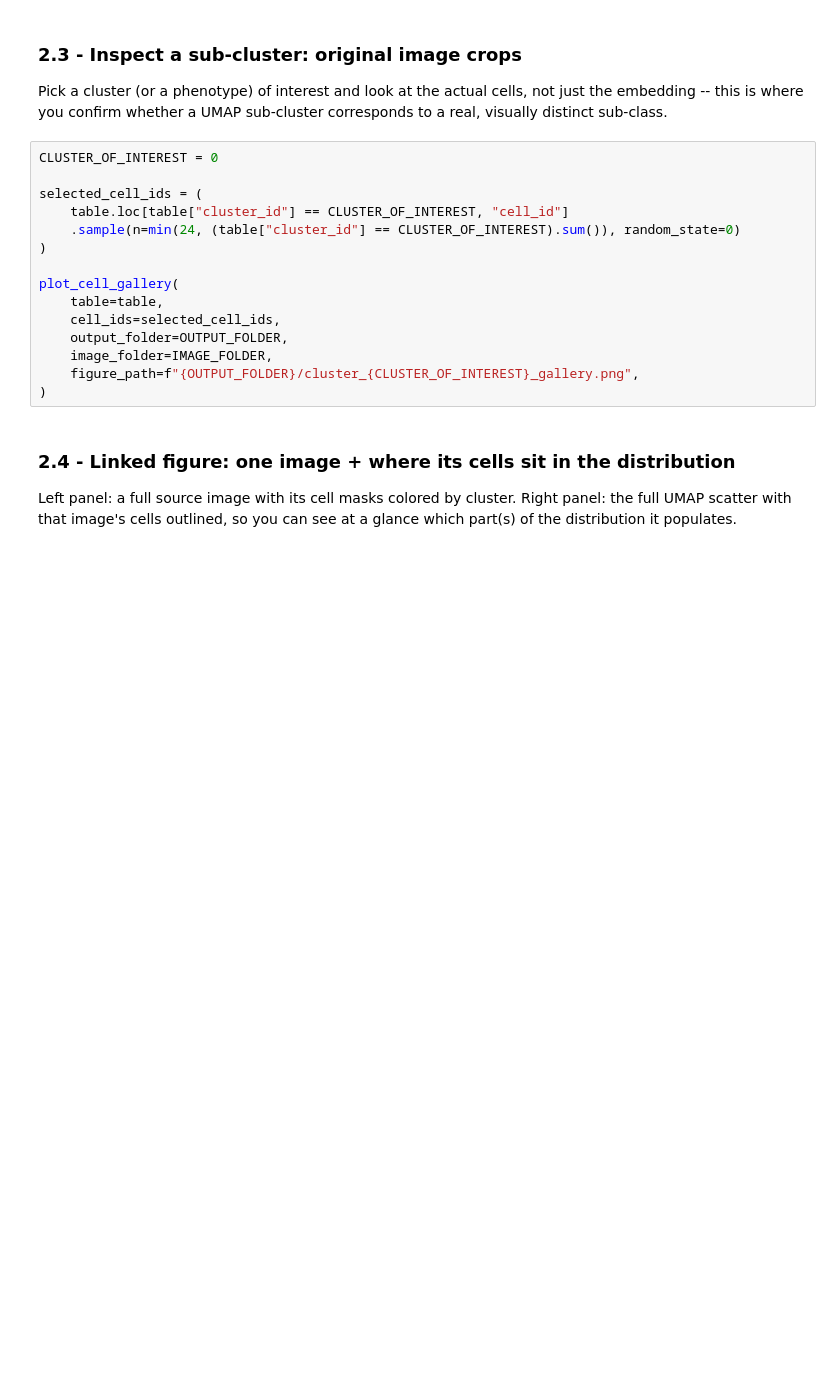
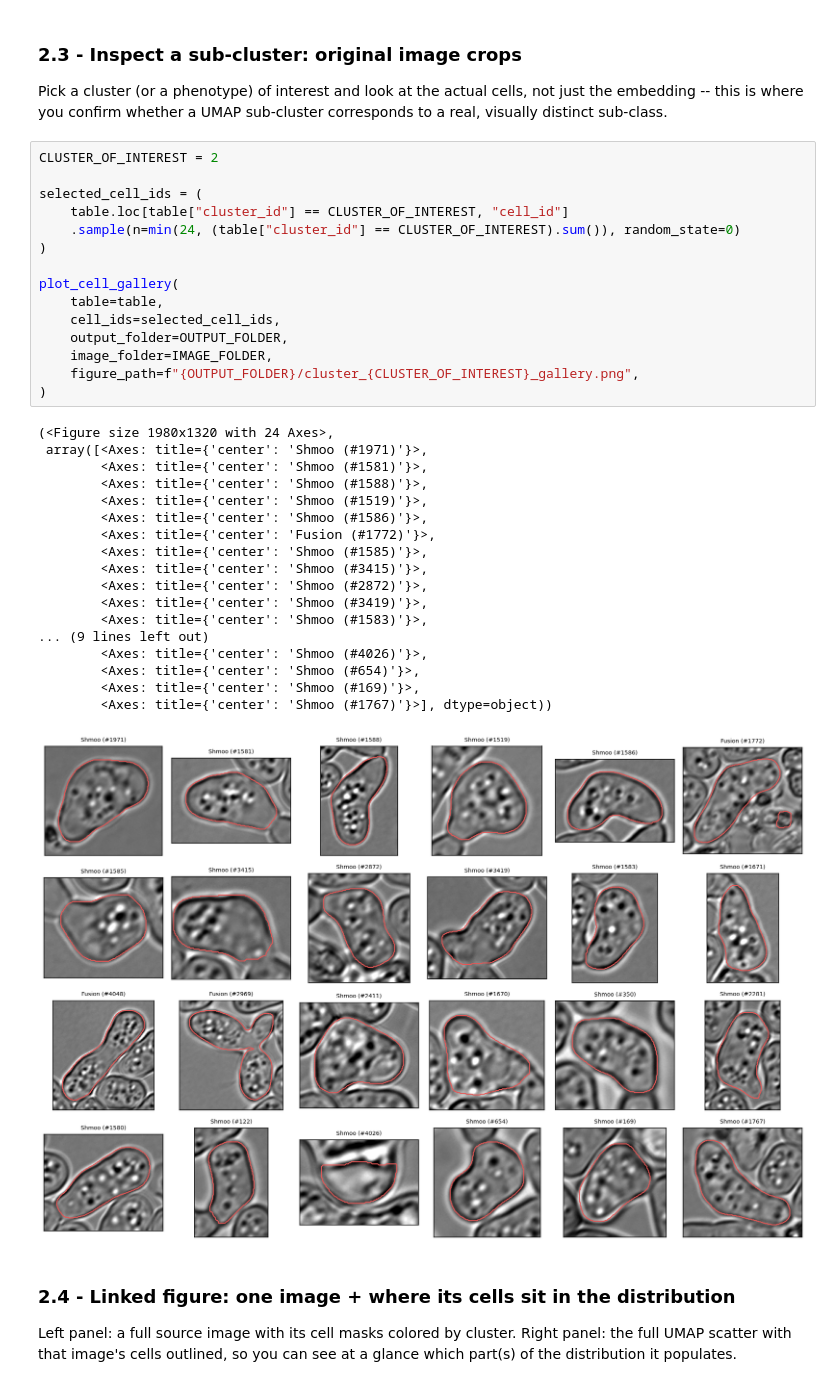
Before and after one commit to wanlanli/PytrochDeepyeast, a Jupyter notebook: contrast_learning.ipynb, the cells around one changed output. Cells and saved outputs as stored; diff of their text form; blank space fills up the shorter version.

```diff
--- a/contrast_learning.ipynb
+++ b/contrast_learning.ipynb
@@ -205,20 +311,39 @@ Pick a cluster (or a phenotype) of interest and look at the actual cells,
 not just the embedding -- this is where you confirm whether a UMAP
 sub-cluster corresponds to a real, visually distinct sub-class.
 # %%
-CLUSTER_OF_INTEREST = 0
+CLUSTER_OF_INTEREST = 2
 
 selected_cell_ids = (
     table.loc[table["cluster_id"] == CLUSTER_OF_INTEREST, "cell_id"]
     .sample(n=min(24, (table["cluster_id"] == CLUSTER_OF_INTEREST).sum()), random_state=0)
 )
 
 plot_cell_gallery(
     table=table,
     cell_ids=selected_cell_ids,
     output_folder=OUTPUT_FOLDER,
     image_folder=IMAGE_FOLDER,
     figure_path=f"{OUTPUT_FOLDER}/cluster_{CLUSTER_OF_INTEREST}_gallery.png",
 )
+# %% [output]
+(<Figure size 1980x1320 with 24 Axes>,
+ array([<Axes: title={'center': 'Shmoo (#1971)'}>,
+        <Axes: title={'center': 'Shmoo (#1581)'}>,
+        <Axes: title={'center': 'Shmoo (#1588)'}>,
+        <Axes: title={'center': 'Shmoo (#1519)'}>,
+        <Axes: title={'center': 'Shmoo (#1586)'}>,
+        <Axes: title={'center': 'Fusion (#1772)'}>,
+        <Axes: title={'center': 'Shmoo (#1585)'}>,
+        <Axes: title={'center': 'Shmoo (#3415)'}>,
+        <Axes: title={'center': 'Shmoo (#2872)'}>,
+        <Axes: title={'center': 'Shmoo (#3419)'}>,
+        <Axes: title={'center': 'Shmoo (#1583)'}>,
+... (9 lines left out)
+        <Axes: title={'center': 'Shmoo (#4026)'}>,
+        <Axes: title={'center': 'Shmoo (#654)'}>,
+        <Axes: title={'center': 'Shmoo (#169)'}>,
+        <Axes: title={'center': 'Shmoo (#1767)'}>], dtype=object))
+[figure, added]
 # %% [markdown]
 ### 2.4 - Linked figure: one image + where its cells sit in the distribution
 
```
Also changed, not shown: parts of 11 cells of this notebook, 3 other files.
